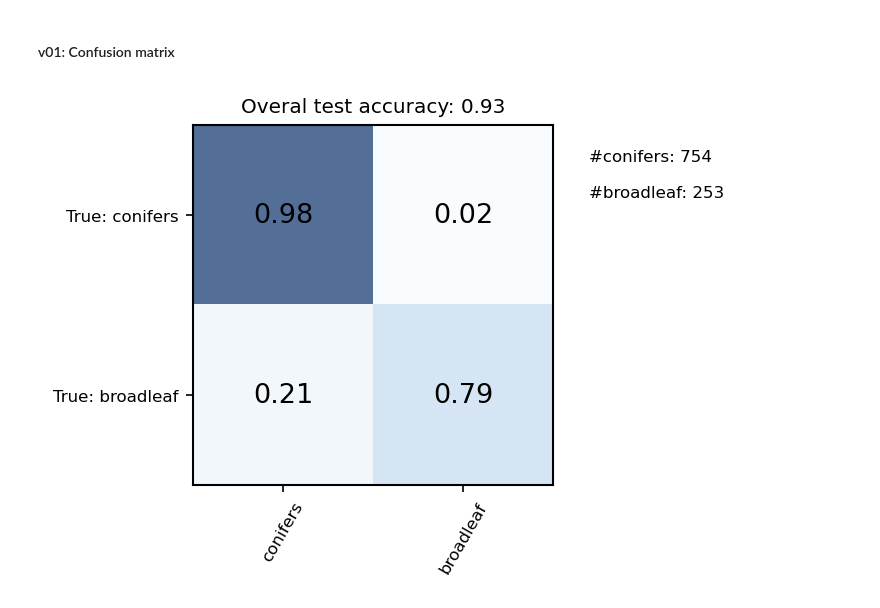
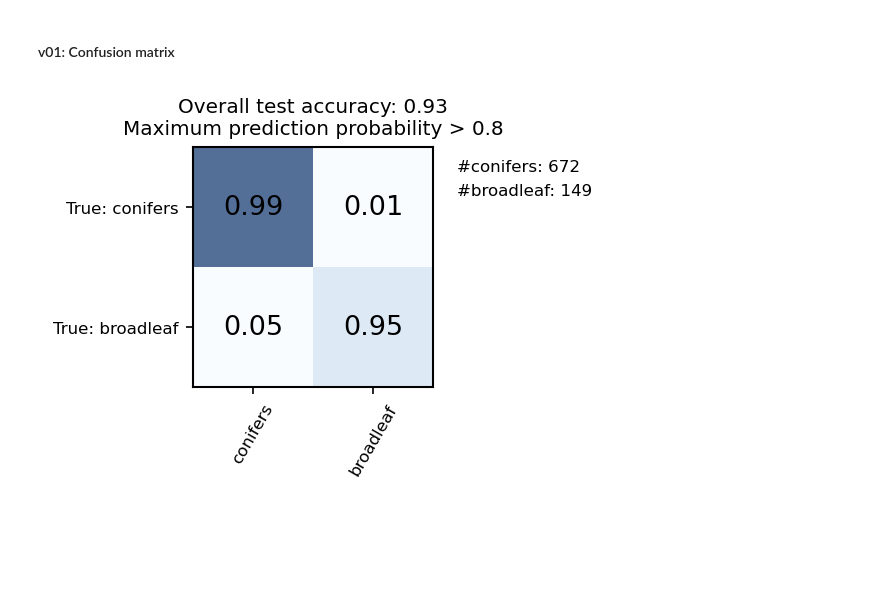
Before and after one commit to FlorianStehr/findatree, a Jupyter notebook: scripts/analysis/random-forest_plot.ipynb, the cells around one changed output. Saved outputs shown, nothing was run; the diff lists cells and outputs as text; code cells hidden in the pictures; blank space fills up the shorter version.

Commit message:
Changes in class. confusion matrix plotting

```diff
--- a/scripts/analysis/random-forest_plot.ipynb
+++ b/scripts/analysis/random-forest_plot.ipynb
@@ -28,7 +28,7 @@ species_name_to_id = descriptions.species_name_to_id()
 ### Definitions
 # %%
 # Directory: Plots
-dir_plots = r"C:\Data\lwf\analysis\220830_random-forest\plots"
+dir_plots = r"C:\Data\lwf\analysis\221029_random_forest\plots"
 
 # Directory: sklearn
 dirs_sklearn = [
@@ -100,7 +100,7 @@ y_extend = dataset['y_extend_test'].copy()
 y_pred = grd.best_estimator_.predict(x)
 y_pred_proba = grd.best_estimator_.predict_proba(x)
 
-proba_thresh = 0.0
+proba_thresh = 0.8
 select = np.max(y_pred_proba, axis=1) > proba_thresh
 
 y = y[select]
@@ -112,33 +112,40 @@ confusion_matrix_norm = sklearn.metrics.confusion_matrix(y, y_pred, normalize='t
 
 f = plt.figure(figsize=[4,4])
 f.clear()
-f.subplots_adjust(bottom=0.2, top=0.8, left=0.2, right=0.8)
+f.subplots_adjust(bottom=0.2, top=0.8, left=0.3, right=0.7)
 ax = f.add_subplot(111)
 
 ticks = range(len(confusion_matrix))
 
 ax.imshow(
     confusion_matrix,
     cmap='Blues',
     alpha=0.7,
 )
 
 for xtick in ticks:
     for ytick in ticks:
         ax.text(ytick, xtick, f"{confusion_matrix_norm[xtick,ytick]:.2f}", ha='center', va='center', fontsize=13)
 
-ax.set_title(f"Overal test accuracy: {grd.best_estimator_.score(dataset['x_test'], dataset['y_test']):.2f}")
+ax.set_title(
+    f"Overall test accuracy: {grd.best_estimator_.score(dataset['x_test'], dataset['y_test']):.2f}\n" +
+    f"Maximum prediction probability > {proba_thresh:.1f}"
+)
 
 ax.set_xticks(ticks)
 ax.set_xticklabels([param['classes'][tick]['family_name'] for tick in ticks], rotation=60)
 ax.set_yticks(ticks)
 _ = ax.set_yticklabels(['True: ' + param['classes'][tick]['family_name'] for tick in ticks], rotation=0)
 
 for class_id, class_dict in param['classes'].items():
     ax.text(
         1.7,
         -0.3 + 0.2 * class_id,
         f"#{class_dict['family_name']}: {np.sum(y==class_id)}",
     )
+
+
+save_name = f"random_forest_confusion_v01_p{proba_thresh*100:.0f}" + '.pdf'
+plt.savefig(os.path.join(dir_plots, save_name), transparent=True)
 # %% [output]
-[figure, old version]
+[figure, new version]
```
Also changed, not shown: parts of 1 cell of this notebook, 1 other file.
